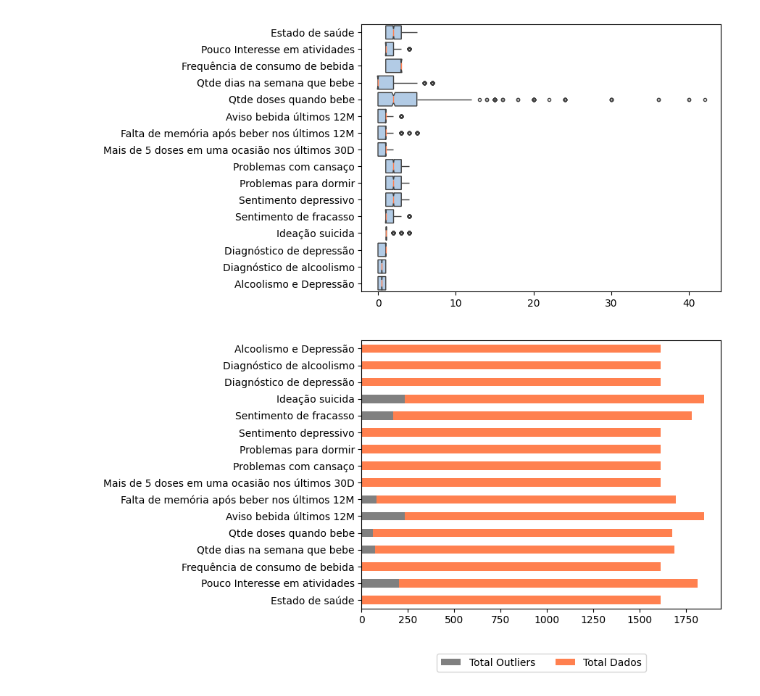
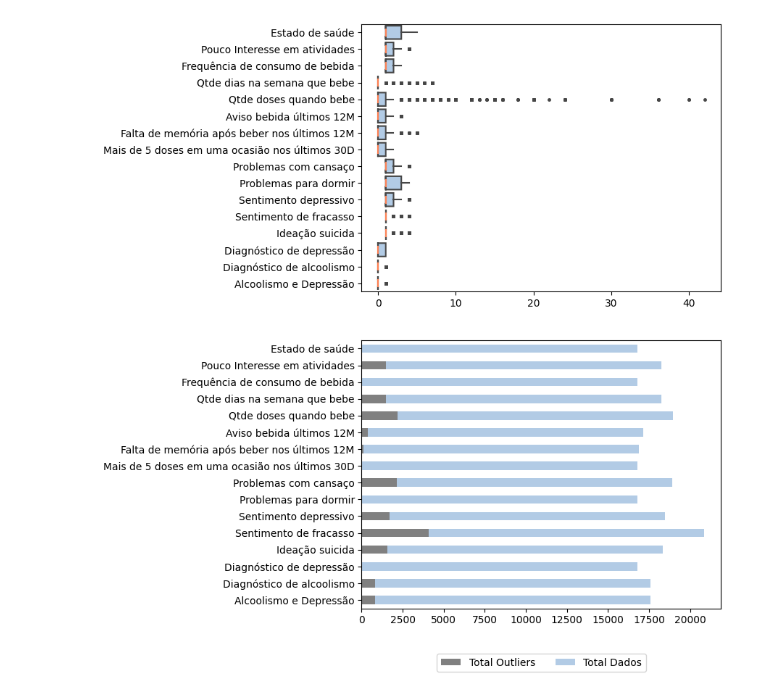
Before and after one commit to Pabloprado-png/TCC-Depressao, a Jupyter notebook: Analise Exploratoria.ipynb, the cells around one changed output. Cells and saved outputs as stored; diff of their text form; code cells hidden in the pictures.

Commit message:
Nova atualização na base de dados

```diff
--- a/Analise Exploratoria.ipynb
+++ b/Analise Exploratoria.ipynb
@@ -9,7 +9,7 @@ import matplotlib.pyplot as plt
 # %matplotlib inline
 # %%
 # Lendo o arquivo tratado e reduzido anteriormente
-database = pd.read_csv('DATABASE/base-reduzida-v4.csv', sep=',', encoding='utf-8', index_col=0)
+database = pd.read_csv('DATABASE/base-reduzida-v5.csv', sep=',', encoding='utf-8', index_col=0)
 # %%
 df = database
 # %%
@@ -108,7 +108,7 @@ def Outlier(df):
 # %%
 Outlier(df)
 # %% [output]
-[figure, old version]
+[figure, new version]
 # %%
 # Função para calcular outliers
 def calcular_outliers(coluna):
@@ -116,35 +116,43 @@ def calcular_outliers(coluna):
     Q3 = coluna.quantile(0.75)
     IQR = Q3 - Q1
     limite_inferior = Q1 - 1.5 * IQR
     limite_superior = Q3 + 1.5 * IQR
     outliers = coluna[(coluna < limite_inferior) | (coluna > limite_superior)]
     return len(outliers)
 
 # Calcular o total de outliers para cada coluna
 total_outliers_por_coluna = df.apply(calcular_outliers)
 
 # Calcular o total de dados para cada coluna
 total_dados_por_coluna = len(df)
 
 # Defina a ordem das colunas conforme o DataFrame original
 ordem_das_colunas = df.columns
 
 # Defina a cor "Coral" e a cor "Cinza"
-cor_coral = (1.0, 0.5, 0.31)  # RGB para Coral
+cor_coral = (.4, .6, .8, .5)  # RGB para Coral
 cor_cinza = 'gray'
 
 # Inverta a ordem das cores no gráfico de barras
 cores = [cor_cinza, cor_coral]
 
-# Crie um DataFrame para os totais
-dados_totais = pd.DataFrame({'Coluna': ordem_das_colunas, 'Total Outliers': total_outliers_por_coluna.values, 'Total Dados': total_dados_por_coluna})
+# Inverta a ordem das colunas para o DataFrame dados_totais
+# Aqui, estamos assumindo que a coluna que você quer mover está no índice -1 do DataFrame
+colunas_invertidas = df.columns[::-1].tolist()
 
-# Plote o gráfico de barras horizontais com as cores invertidas
+# Agora, vamos recriar o DataFrame dados_totais com as colunas na ordem invertida
+dados_totais = pd.DataFrame({
+    'Coluna': colunas_invertidas,
+    'Total Outliers': total_outliers_por_coluna[colunas_invertidas].values,
+    'Total Dados': [total_dados_por_coluna] * len(df.columns)
+})
+
+# Agora dados_totais terá as colunas na ordem desejada e você pode plotar o gráfico
 ax = dados_totais.set_index('Coluna').plot(kind='barh', stacked=True, color=cores)
 ax.legend(loc='upper center', bbox_to_anchor=(0.5, -0.15), ncol=2)
 plt.ylabel('')
 plt.xlabel('')
 # plt.title('Quantidade de Outliers vs. Total de Dados por Coluna')
 plt.show()
 # %% [output]
-[figure, old version]
+[figure, new version]
```
Also changed, not shown: parts of 5 cells of this notebook, 6 other files.
